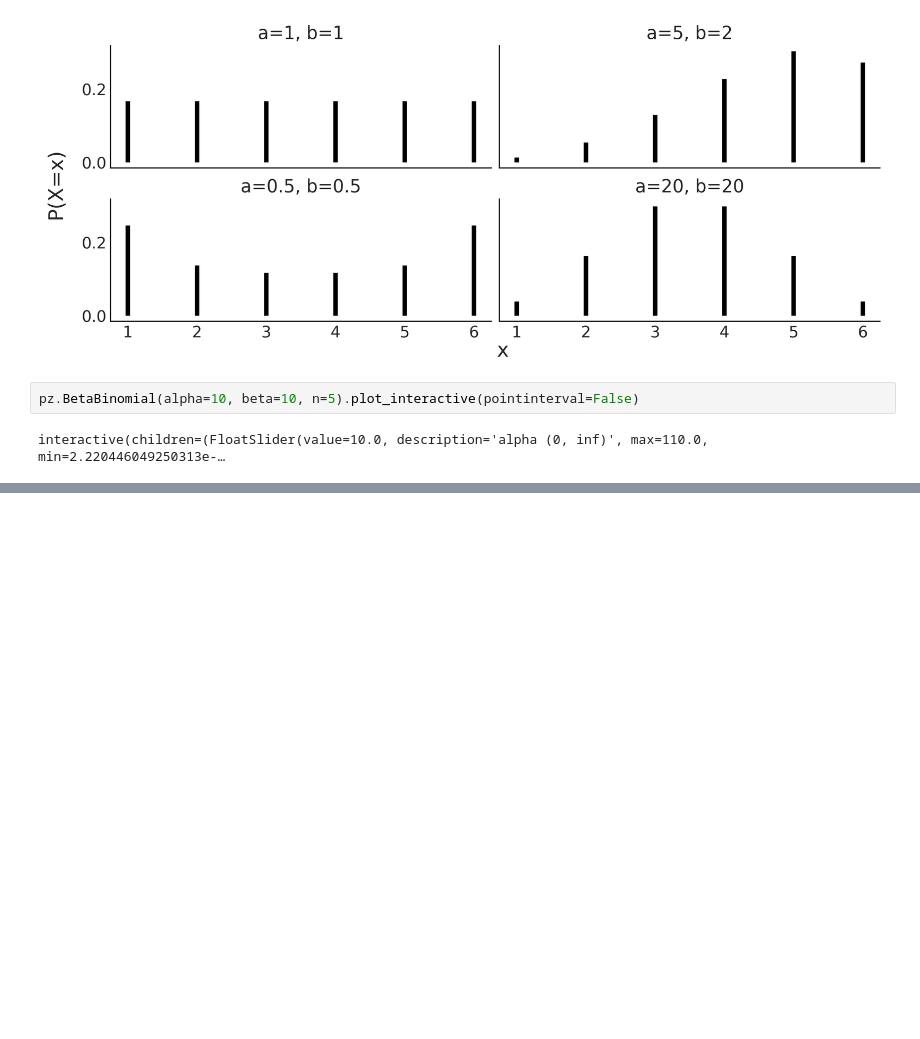
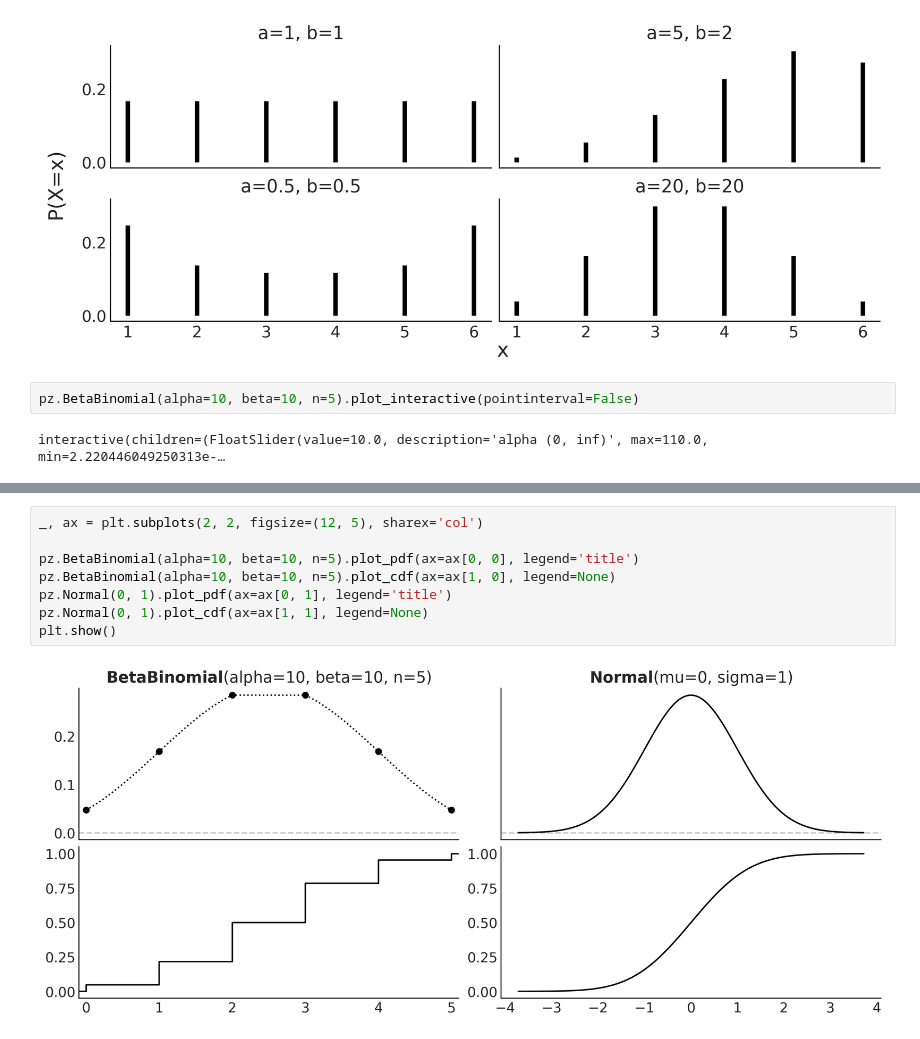
Before and after one commit to MrFanciful/BAP3, a Jupyter notebook: my_work/my_ch01.ipynb, the cells around one changed output, grey strips where cells are left out. Saved outputs shown, nothing was run; the diff lists cells and outputs as text; blank space fills up the shorter version.

```diff
--- a/my_work/my_ch01.ipynb
+++ b/my_work/my_ch01.ipynb
@@ -43,0 +110,10 @@ interactive(children=(FloatSlider(value=10.0, description='alpha (0, inf)', max=
+# %%
+_, ax = plt.subplots(2, 2, figsize=(12, 5), sharex='col')
+
+pz.BetaBinomial(alpha=10, beta=10, n=5).plot_pdf(ax=ax[0, 0], legend='title')
+pz.BetaBinomial(alpha=10, beta=10, n=5).plot_cdf(ax=ax[1, 0], legend=None)
+pz.Normal(0, 1).plot_pdf(ax=ax[0, 1], legend='title')
+pz.Normal(0, 1).plot_cdf(ax=ax[1, 1], legend=None)
+plt.show()
+# %% [output]
+[figure, added]
```
Also changed, not shown: parts of 11 cells of this notebook, 8 other files.
